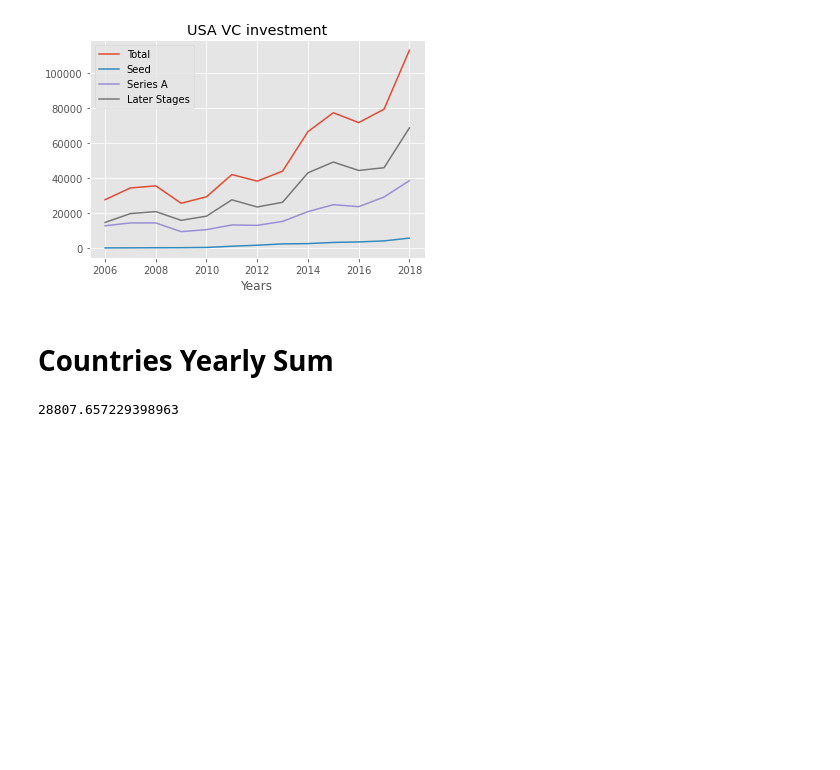
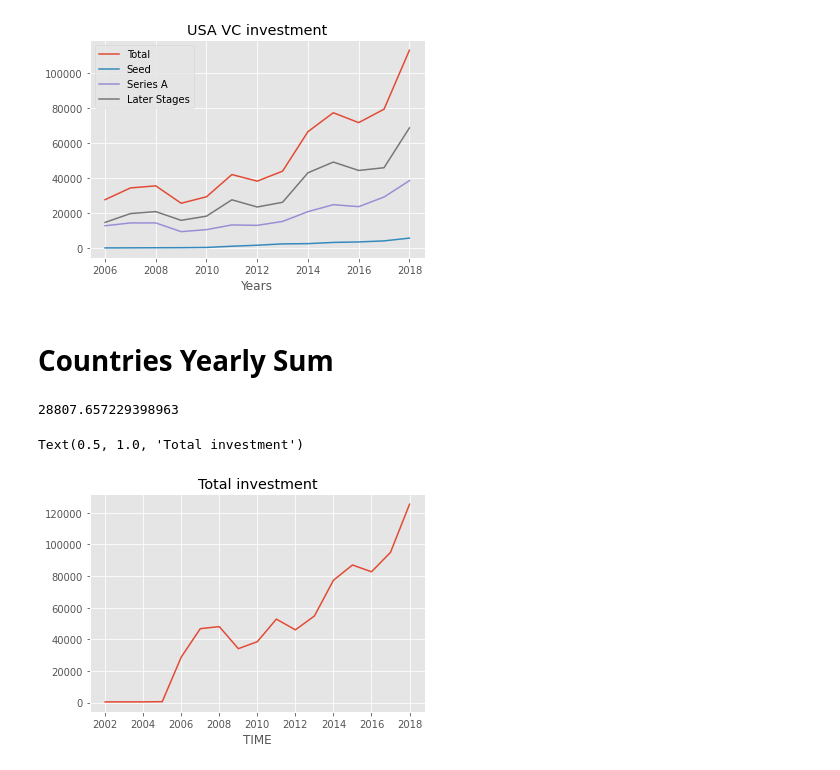
Before and after one commit to csd-oss/vc-investmemt, a Jupyter notebook: VC_Investment.ipynb, the cells around one changed output. Saved outputs shown, nothing was run; the diff lists cells and outputs as text; code cells hidden in the pictures; blank space fills up the shorter version.

Commit message:
group investment by year

```diff
--- a/VC_Investment.ipynb
+++ b/VC_Investment.ipynb
@@ -82,3 +82,10 @@ plt.show()
 df_usd.loc[(df_usd['STAGES'] == "VC_T") & (df_usd['TIME'] ==2006),"Value"].sum()
 # %% [output]
 28807.657229398963
+# %%
+filt_total = df_usd['STAGES'] == "VC_T"
+df_usd[filt_total].groupby(['TIME'])['Value'].sum().plot()
+plt.title('Total investment')
+# %% [output]
+Text(0.5, 1.0, 'Total investment')
+[figure, added]
```
